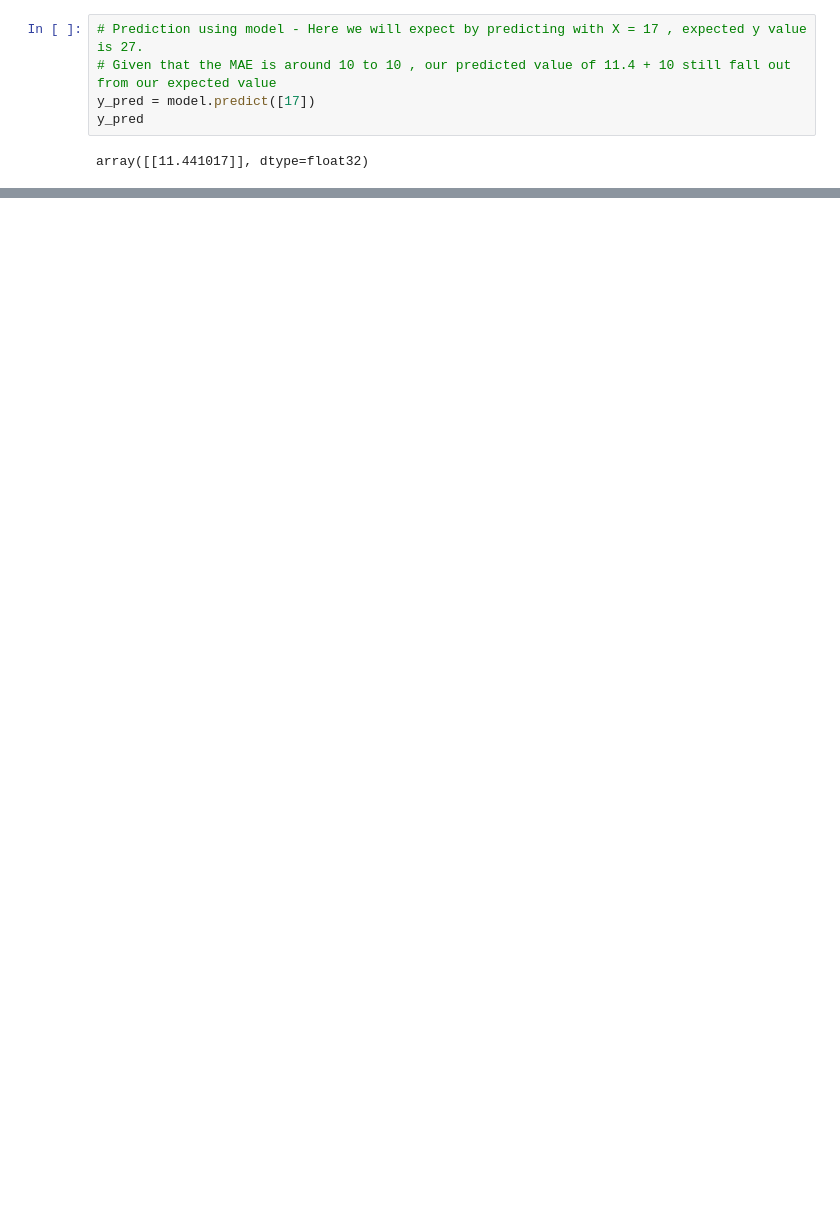
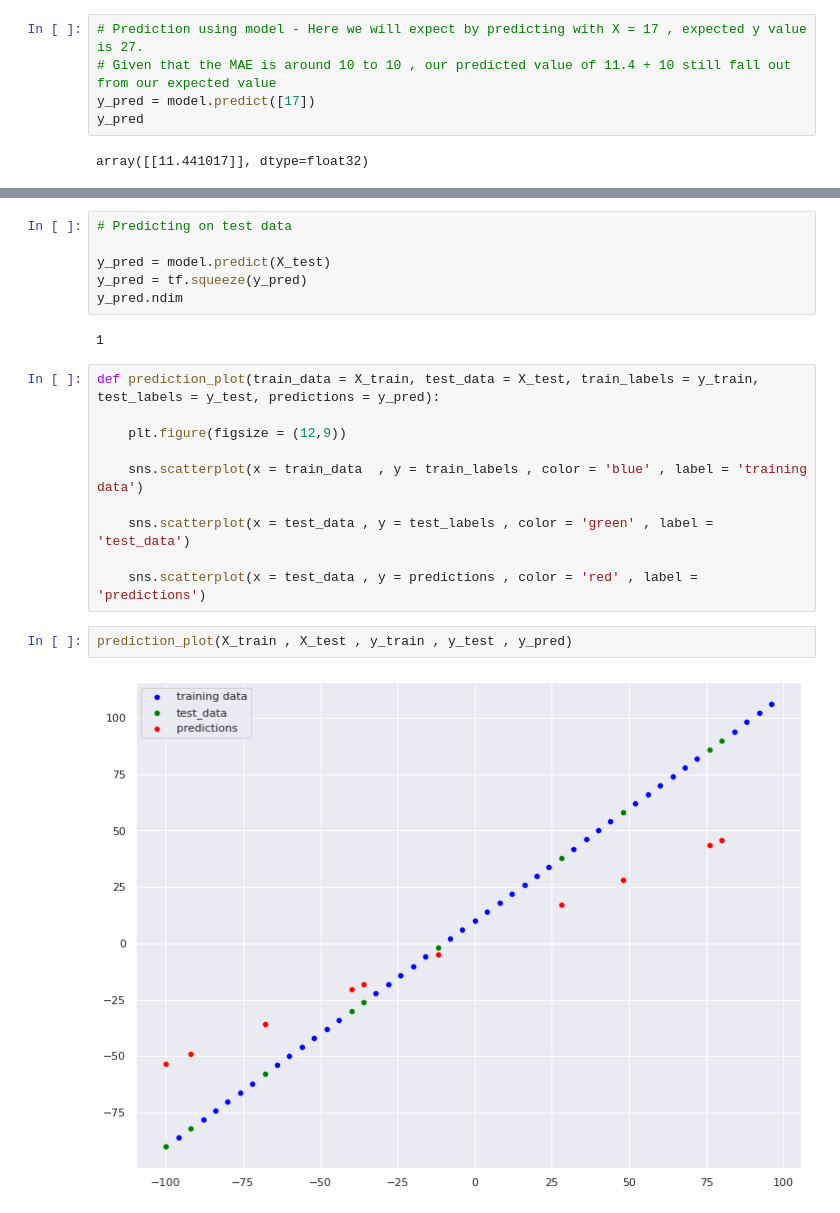
Before and after one commit to 86lekwenshiung/Neural-Network-with-Tensorflow, a Jupyter notebook: 01_Neural_Network_Regression_With_Tensorflow.ipynb, the cells around one changed output, grey strips where cells are left out. Saved outputs shown, nothing was run; the diff lists cells and outputs as text; blank space fills up the shorter version.

```diff
--- a/01_Neural_Network_Regression_With_Tensorflow.ipynb
+++ b/01_Neural_Network_Regression_With_Tensorflow.ipynb
@@ -148,0 +255,22 @@ array([[31.95852]], dtype=float32)
+# %%
+# Predicting on test data
+
+y_pred = model.predict(X_test)
+y_pred = tf.squeeze(y_pred)
+y_pred.ndim
+# %% [output]
+1
+# %%
+def prediction_plot(train_data = X_train, test_data = X_test, train_labels = y_train, test_labels = y_test, predictions = y_pred):
+
+    plt.figure(figsize = (12,9))
+
+    sns.scatterplot(x = train_data  , y = train_labels , color = 'blue' , label = 'training data')
+
+    sns.scatterplot(x = test_data , y = test_labels , color = 'green' , label = 'test_data')
+
+    sns.scatterplot(x = test_data , y = predictions , color = 'red' , label = 'predictions')
+# %%
+prediction_plot(X_train , X_test , y_train , y_test , y_pred)
+# %% [output]
+[figure, added]
```
Also changed, not shown: parts of 17 cells of this notebook.
